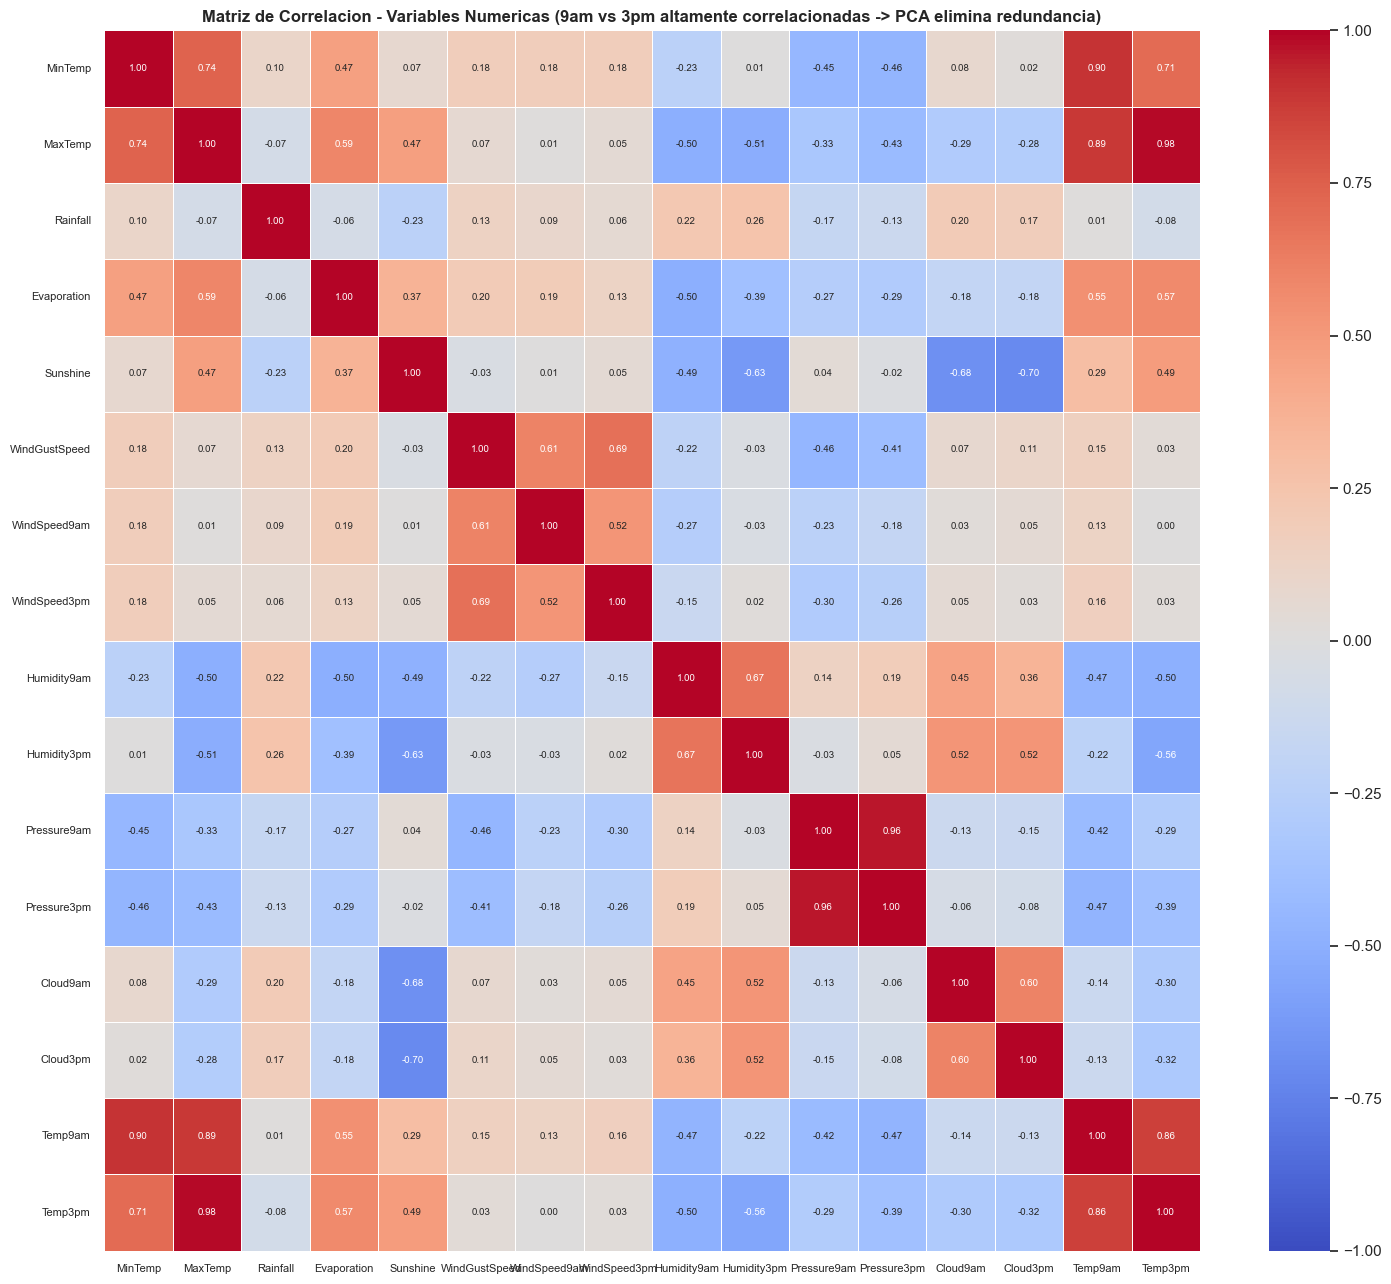
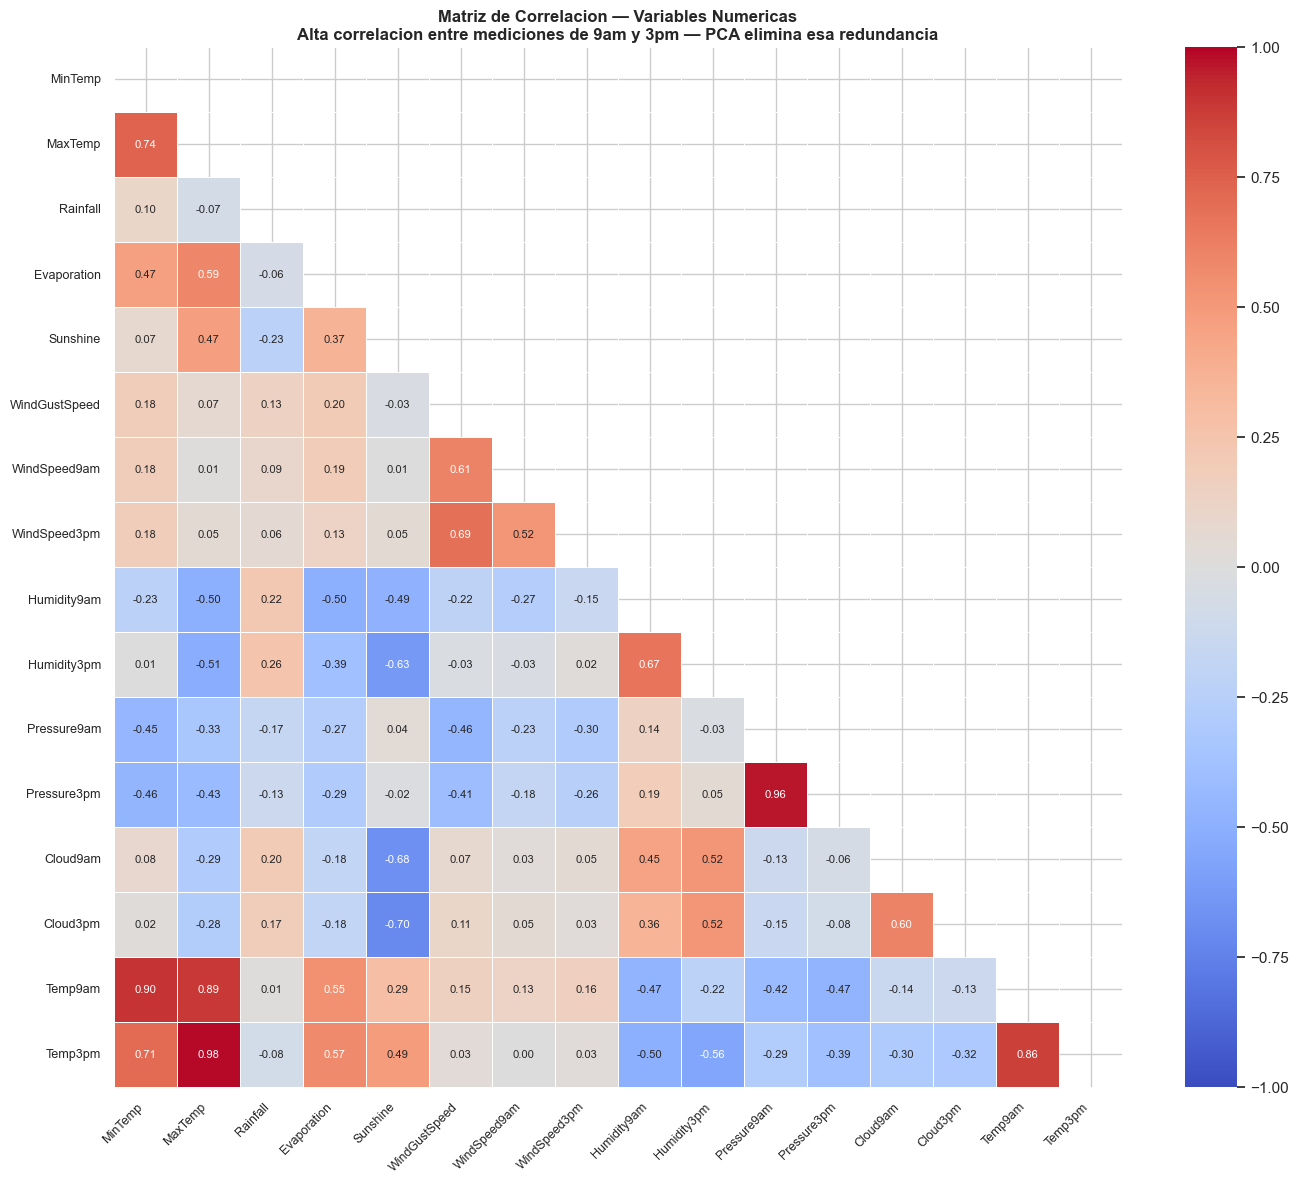
Unified diff of the notebook cell whose output changed from the first chart to the second:
--- before
+++ after
@@ -1,11 +1,13 @@
-fig, ax = plt.subplots(figsize=(15, 13))
+fig, ax = plt.subplots(figsize=(14, 12))
 corr = df[NUMERICAL_ALL].corr()
-sns.heatmap(corr, annot=True, fmt='.2f', cmap='coolwarm',
-            center=0, ax=ax, linewidths=0.5, annot_kws={'size': 7},
+mask = np.triu(np.ones_like(corr, dtype=bool))
+sns.heatmap(corr, mask=mask, annot=True, fmt='.2f', cmap='coolwarm',
+            center=0, ax=ax, linewidths=0.5, annot_kws={'size': 8},
             vmin=-1, vmax=1)
-ax.set_title('Matriz de Correlacion - Variables Numericas (9am vs 3pm altamente correlacionadas -> PCA elimina redundancia)',
+ax.set_title('Matriz de Correlacion — Variables Numericas\n'
+             'Alta correlacion entre mediciones de 9am y 3pm — PCA elimina esa redundancia',
              fontsize=12, fontweight='bold')
-ax.set_xticklabels(ax.get_xticklabels(), rotation=0, ha='center', fontsize=8)
-ax.set_yticklabels(ax.get_yticklabels(), rotation=0, fontsize=8)
+ax.set_xticklabels(ax.get_xticklabels(), rotation=45, ha='right', fontsize=9)
+ax.set_yticklabels(ax.get_yticklabels(), rotation=0, fontsize=9)
 plt.tight_layout()
 plt.savefig('../data/processed/correlation_matrix.png', dpi=150, bbox_inches='tight')

Commit: fix: restaurar heatmap original; actualizar nombres integrantes